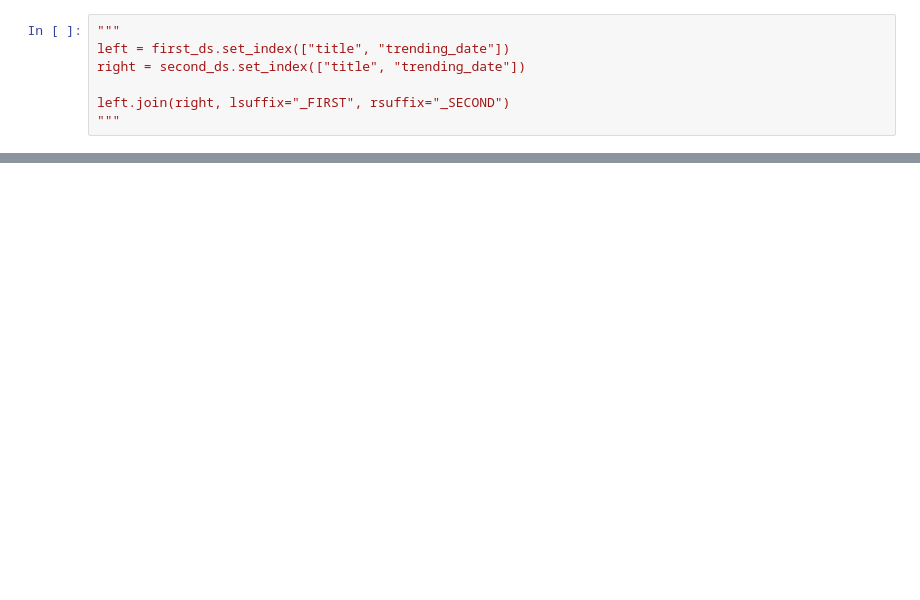
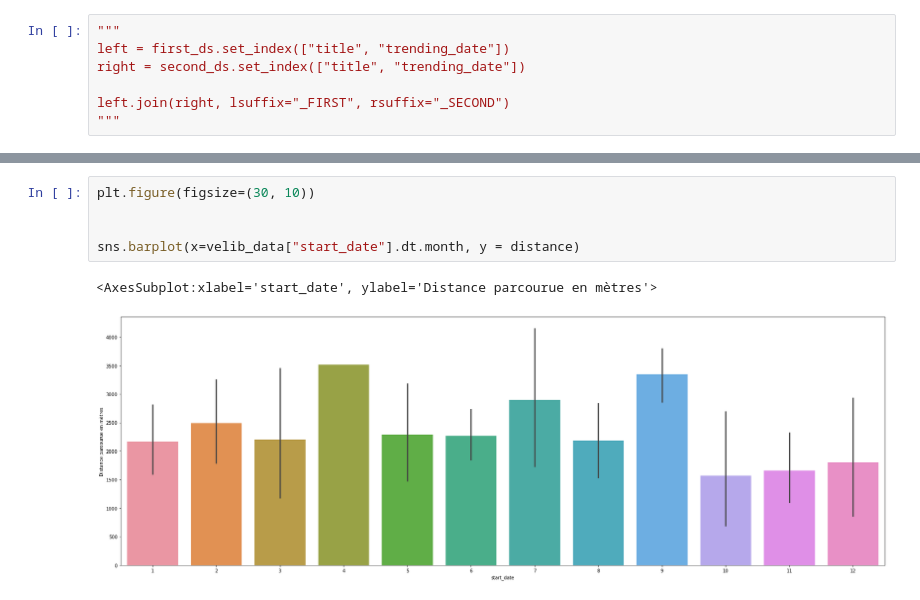
Before and after one commit to apellier/baikbaik, a Jupyter notebook: python_test.ipynb, the cells around one changed output, grey strips where cells are left out. Drawn from its saved outputs; the diff is of its cells as text; blank space fills up the shorter version.

```diff
--- a/python_test.ipynb
+++ b/python_test.ipynb
@@ -500,0 +395,8 @@ left.join(right, lsuffix="_FIRST", rsuffix="_SECOND")
+# %%
+plt.figure(figsize=(30, 10))
+
+
+sns.barplot(x=velib_data["start_date"].dt.month, y = distance)
+# %% [output]
+<AxesSubplot:xlabel='start_date', ylabel='Distance parcourue en mètres'>
+[figure, added]
```
Also changed, not shown: parts of 50 cells of this notebook.
